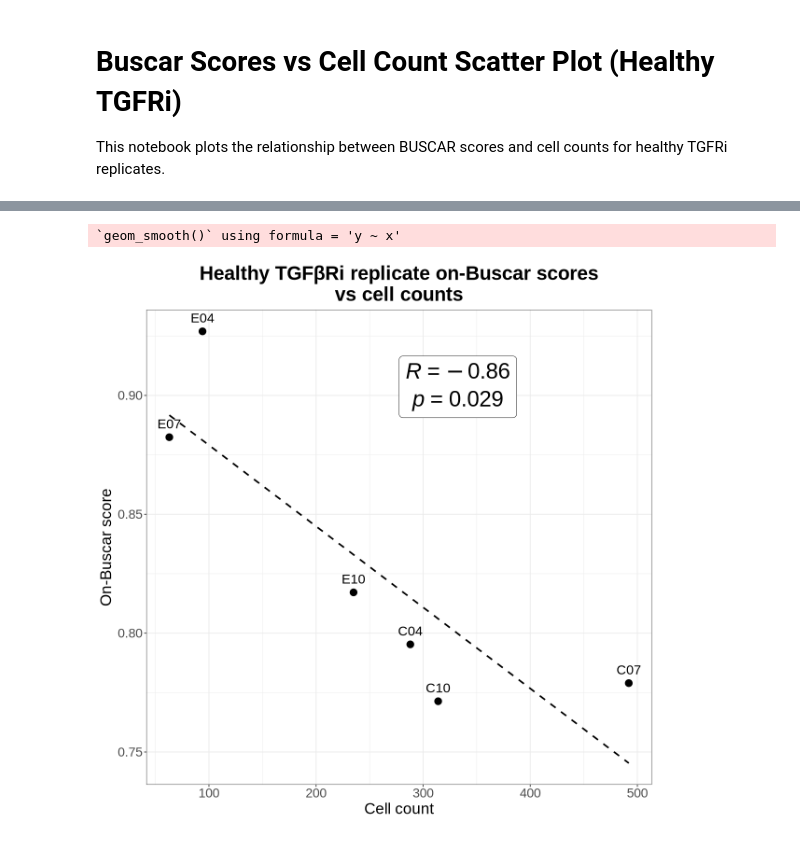
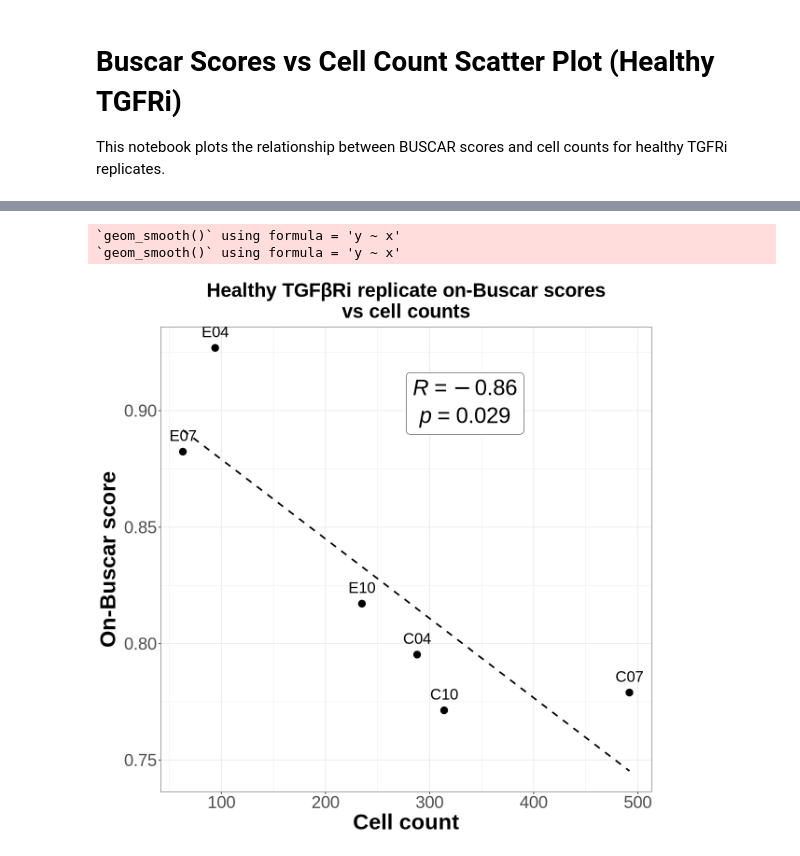
Before and after one commit to WayScience/buscar, a Jupyter notebook: notebooks/1.cfret-analysis/plots/5.buscar-scores-and-cell-count-scatter-ploy.ipynb, the cells around one changed output, grey strips where cells are left out. Cells and saved outputs as stored; diff of their text form; code cells hidden in the pictures.

```diff
--- a/notebooks/1.cfret-analysis/plots/5.buscar-scores-and-cell-count-scatter-ploy.ipynb
+++ b/notebooks/1.cfret-analysis/plots/5.buscar-scores-and-cell-count-scatter-ploy.ipynb
@@ -23,38 +20,42 @@ df_filtered <- df %>%
 
 # Use on_buscar_scores column
 # Create plot
 p <- ggplot(df_filtered, aes(x = cell_counts, y = on_buscar_scores)) +
   geom_point(size = 4) +
-  geom_text(aes(label = well), vjust = -1, size =6) +
+  geom_text(aes(label = well), vjust = -1, size = 7) +
   geom_smooth(method = "lm", color = "black", se = FALSE, linetype = "dashed") +
   stat_cor(
     method = "pearson",
     label.x.npc = "center",
     label.y.npc = "top",
     size = 10,
     label.sep = "\n",
     p.accuracy = 0.001,
     r.accuracy = 0.01,
     geom = "label",
     fill = "white"
   ) +
   labs(
     title = "Healthy TGFβRi replicate on-Buscar scores\nvs cell counts",
     x = "Cell count",
     y = "On-Buscar score"
   ) +
   theme_bw() +
   theme(
     plot.title = element_text(hjust = 0.5, size = 25, face = "bold"),
-    axis.title = element_text(size = 20),
-    axis.text = element_text(size = rel(1.5)),
-    legend.position = ""
+    axis.title = element_text(size = 28, face = "bold"),
+    axis.text = element_text(size = 22),
+    legend.position = "none"
   )
 
+# Save plot
+ggsave("figures/healthy_tgfri_on_buscar_vs_cell_count.png", p, width = width, height = height, dpi = 300)
+
 p
 # %% [output]
 `geom_smooth()` using formula = 'y ~ x'
+`geom_smooth()` using formula = 'y ~ x'
-[figure, old version]
+[figure, new version]
 # %%
 # Filter for failing TGFRi
 df_failing <- df %>%
```
Also changed, not shown: parts of 2 cells of this notebook, 13 other files.
